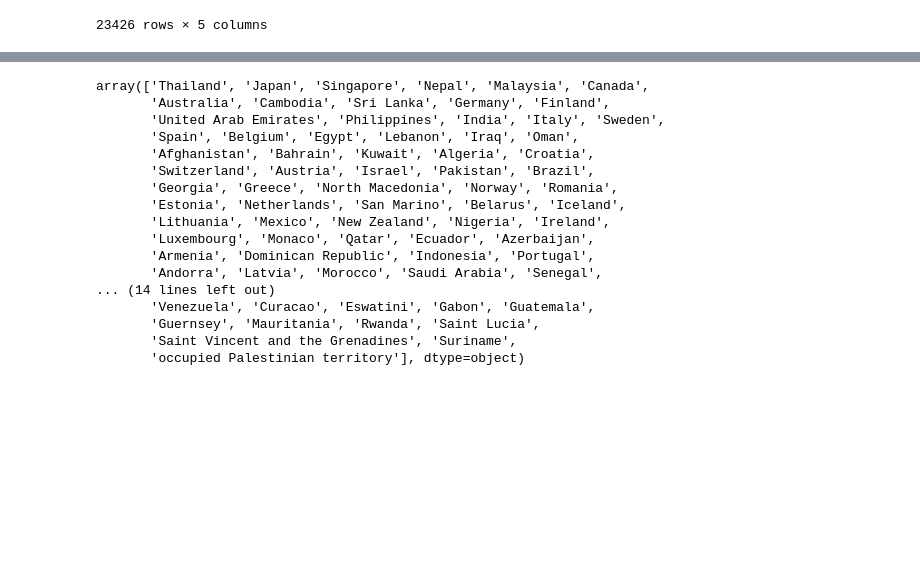
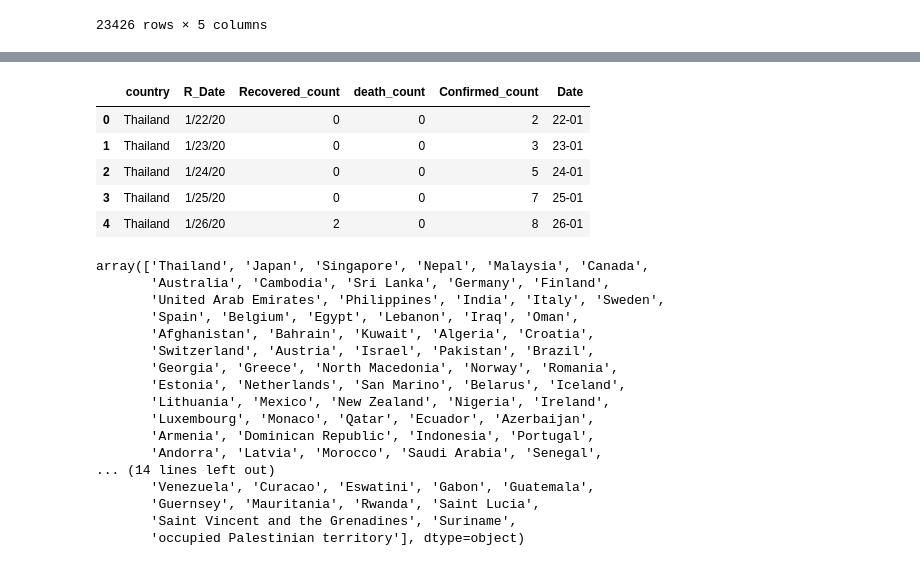
Before and after one commit to radhika1112/Real-time-COVID-19-analysis, a Jupyter notebook: COVID_19_Analysis_on_real_time_data.ipynb, the cells around one changed output, grey strips where cells are left out. Cells and saved outputs as stored; diff of their text form; code cells hidden in the pictures; blank space fills up the shorter version.

```diff
--- a/COVID_19_Analysis_on_real_time_data.ipynb
+++ b/COVID_19_Analysis_on_real_time_data.ipynb
@@ -168,3 +187,12 @@ result
+# %%
+result.head()
+# %% [output]
+|  | country | R_Date | Recovered_count | death_count | Confirmed_count | Date |
+| 0 | Thailand | 1/22/20 | 0 | 0 | 2 | 22-01 |
+| 1 | Thailand | 1/23/20 | 0 | 0 | 3 | 23-01 |
+| 2 | Thailand | 1/24/20 | 0 | 0 | 5 | 24-01 |
+| 3 | Thailand | 1/25/20 | 0 | 0 | 7 | 25-01 |
+| 4 | Thailand | 1/26/20 | 2 | 0 | 8 | 26-01 |
 # %%
 result.country.unique()
 # %% [output]
```
Also changed, not shown: parts of 9 cells of this notebook.
